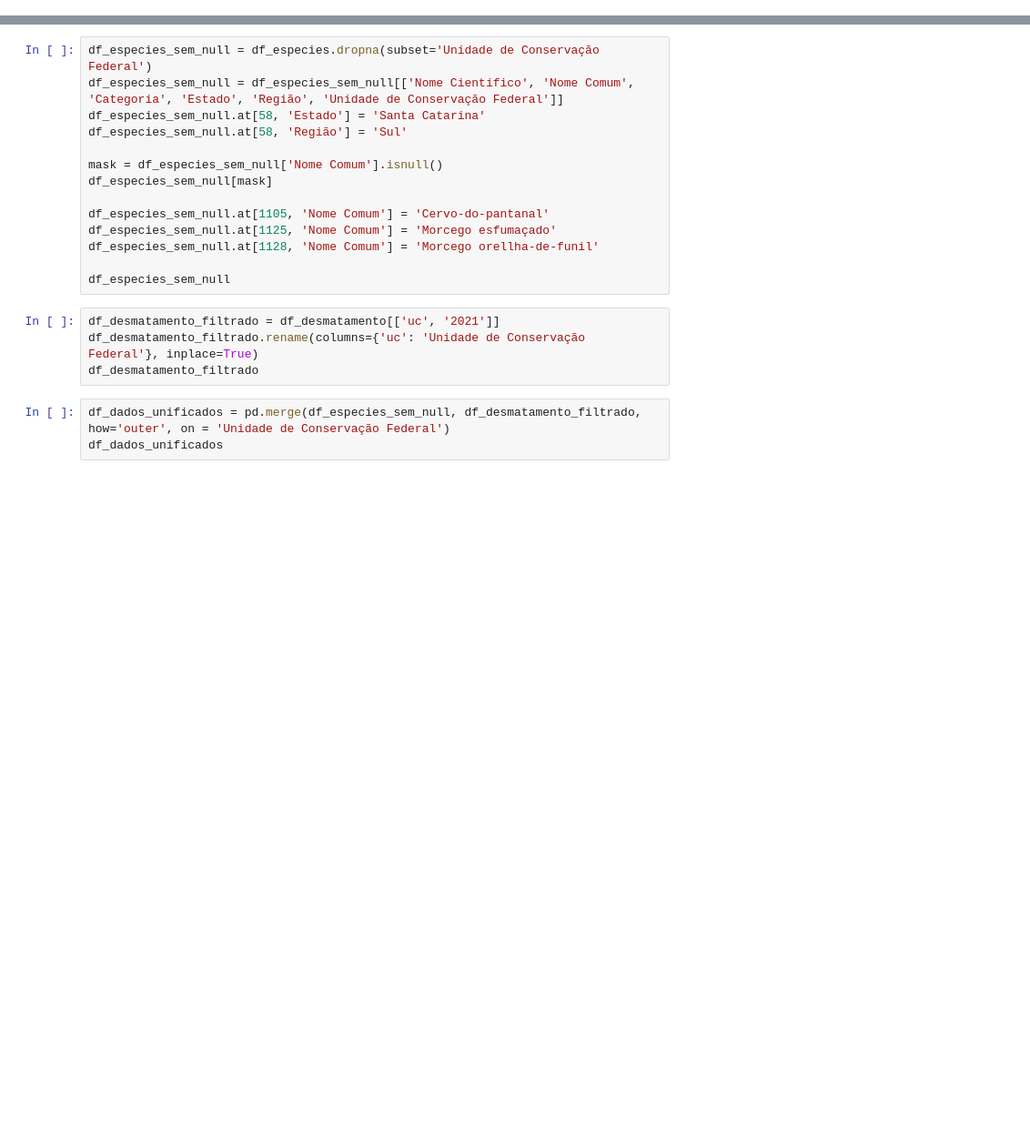
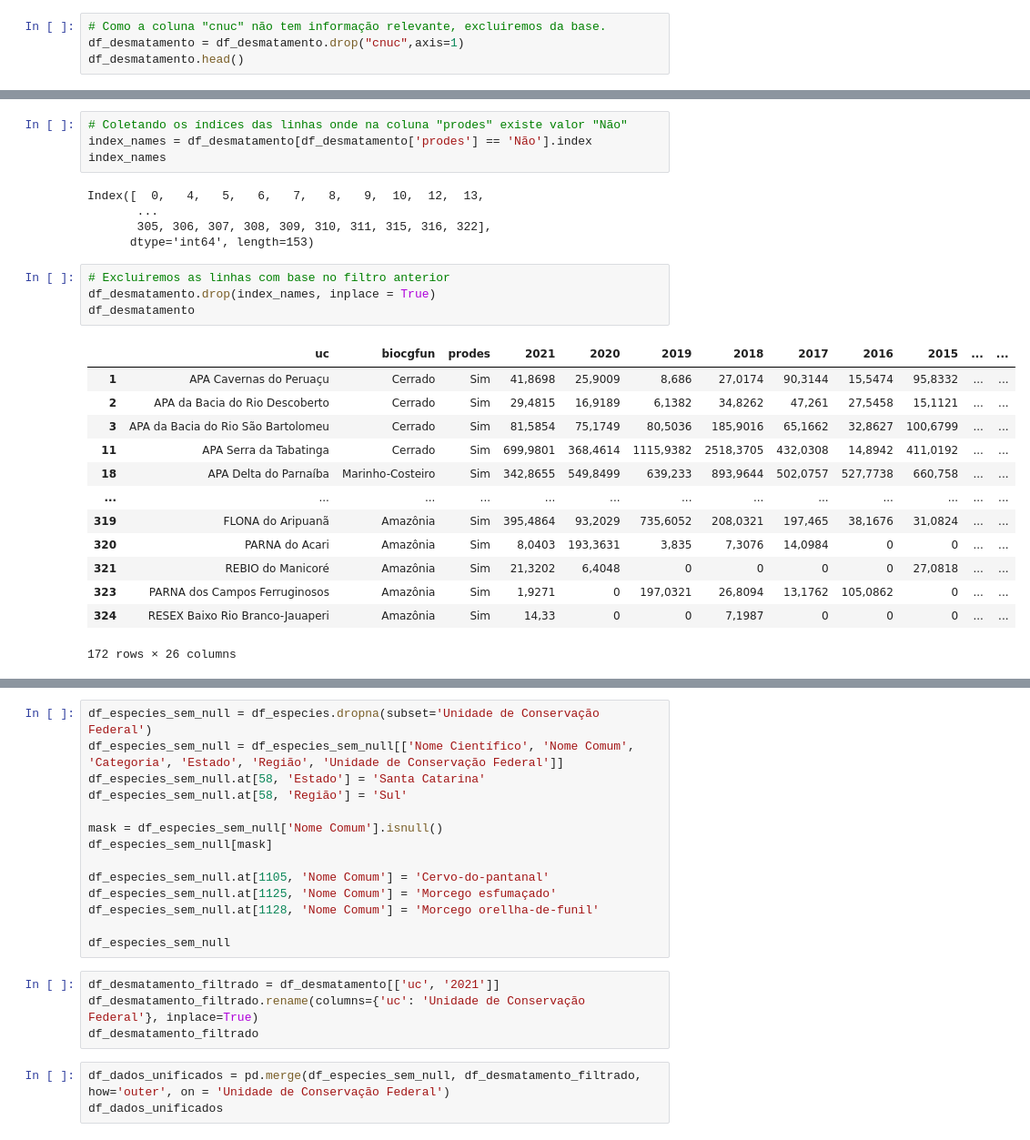
Before and after one commit to Joelson-Ferreira/TecnicasDeProgramacao1, a Jupyter notebook: Analysis - Joe.ipynb, the cells around one changed output, grey strips where cells are left out. Shown at 91% size. Drawn from its saved outputs; the diff is of its cells as text; blank space fills up the shorter version.

```diff
--- a/Analysis - Joe.ipynb
+++ b/Analysis - Joe.ipynb
@@ -5,0 +49,4 @@ import matplotlib as plt
+# %%
+# Como a coluna "cnuc" não tem informação relevante, excluiremos da base.
+df_desmatamento = df_desmatamento.drop("cnuc",axis=1)
+df_desmatamento.head()
@@ -5,0 +110,27 @@ import matplotlib as plt
+# %%
+# Coletando os índices das linhas onde na coluna "prodes" existe valor "Não"
+index_names = df_desmatamento[df_desmatamento['prodes'] == 'Não'].index
+index_names
+# %% [output]
+Index([  0,   4,   5,   6,   7,   8,   9,  10,  12,  13,
+       ...
+       305, 306, 307, 308, 309, 310, 311, 315, 316, 322],
+      dtype='int64', length=153)
+# %%
+# Excluiremos as linhas com base no filtro anterior
+df_desmatamento.drop(index_names, inplace = True)
+df_desmatamento
+# %% [output]
+|  | uc | biocgfun | prodes | 2021 | 2020 | 2019 | 2018 | 2017 | 2016 | 2015 | ... | ... |
+| 1 | APA Cavernas do Peruaçu | Cerrado | Sim | 41,8698 | 25,9009 | 8,686 | 27,0174 | 90,3144 | 15,5474 | 95,8332 | ... | ... |
+| 2 | APA da Bacia do Rio Descoberto | Cerrado | Sim | 29,4815 | 16,9189 | 6,1382 | 34,8262 | 47,261 | 27,5458 | 15,1121 | ... | ... |
+| 3 | APA da Bacia do Rio São Bartolomeu | Cerrado | Sim | 81,5854 | 75,1749 | 80,5036 | 185,9016 | 65,1662 | 32,8627 | 100,6799 | ... | ... |
+| 11 | APA Serra da Tabatinga | Cerrado | Sim | 699,9801 | 368,4614 | 1115,9382 | 2518,3705 | 432,0308 | 14,8942 | 411,0192 | ... | ... |
+| 18 | APA Delta do Parnaíba | Marinho-Costeiro | Sim | 342,8655 | 549,8499 | 639,233 | 893,9644 | 502,0757 | 527,7738 | 660,758 | ... | ... |
+| ... | ... | ... | ... | ... | ... | ... | ... | ... | ... | ... | ... | ... |
+| 319 | FLONA do Aripuanã | Amazônia | Sim | 395,4864 | 93,2029 | 735,6052 | 208,0321 | 197,465 | 38,1676 | 31,0824 | ... | ... |
+| 320 | PARNA do Acari | Amazônia | Sim | 8,0403 | 193,3631 | 3,835 | 7,3076 | 14,0984 | 0 | 0 | ... | ... |
+| 321 | REBIO do Manicoré | Amazônia | Sim | 21,3202 | 6,4048 | 0 | 0 | 0 | 0 | 27,0818 | ... | ... |
+| 323 | PARNA dos Campos Ferruginosos | Amazônia | Sim | 1,9271 | 0 | 197,0321 | 26,8094 | 13,1762 | 105,0862 | 0 | ... | ... |
+| 324 | RESEX Baixo Rio Branco-Jauaperi | Amazônia | Sim | 14,33 | 0 | 0 | 7,1987 | 0 | 0 | 0 | ... | ... |
+172 rows × 26 columns
```
Also changed, not shown: parts of 21 cells of this notebook, 2 other files.
